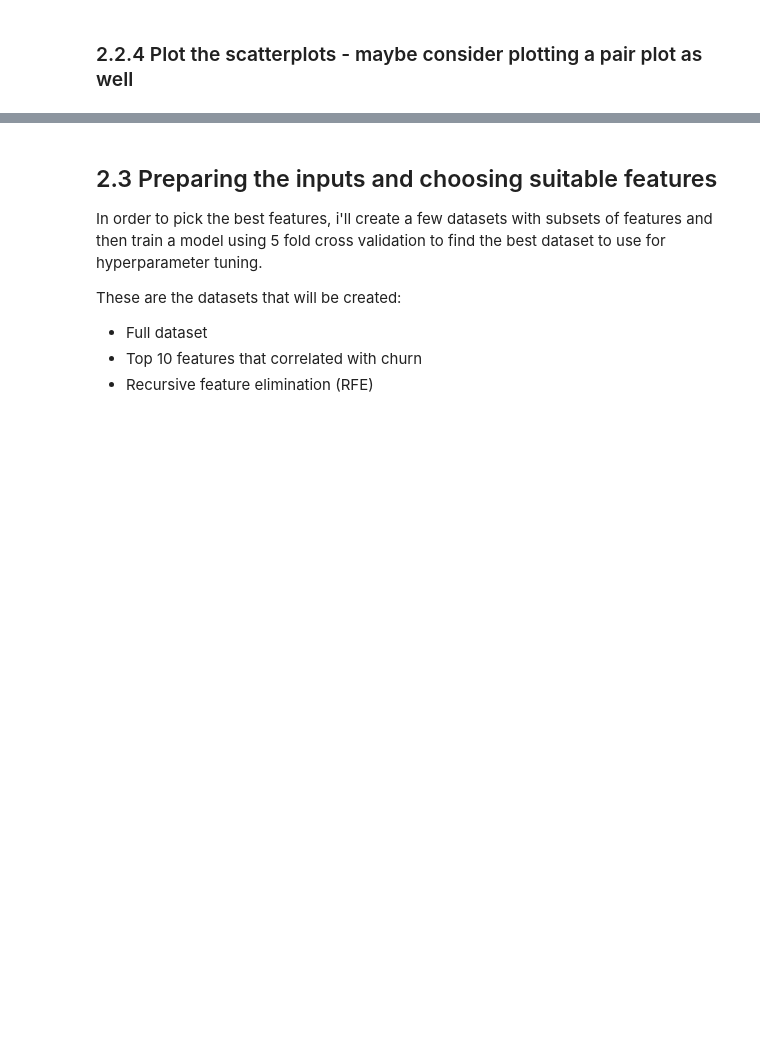
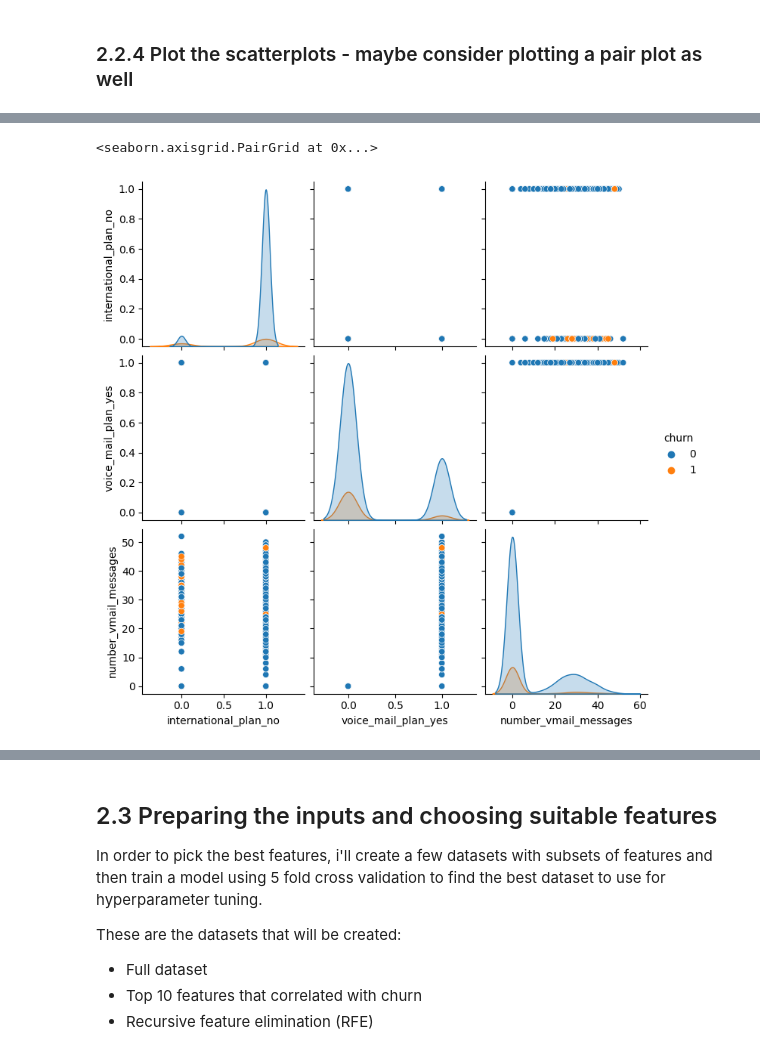
Before and after one commit to Khalizo/churn-prediction-streamlit-app, a Jupyter notebook: final_project.ipynb, the cells around one changed output, grey strips where cells are left out. Drawn from its saved outputs; the diff is of its cells as text; code cells hidden in the pictures; blank space fills up the shorter version.

```diff
--- a/final_project.ipynb
+++ b/final_project.ipynb
@@ -223,0 +338,5 @@ train.plot(kind='scatter', x='total_charge', y='total_day_minutes', alpha=0.5)
+# %%
+sns.pairplot(train_one_hot[neg_features], hue = 'churn')
+# %% [output]
+<seaborn.axisgrid.PairGrid at 0x...>
+[figure, added]
```
Also changed, not shown: parts of 34 cells of this notebook, 15 other files.
